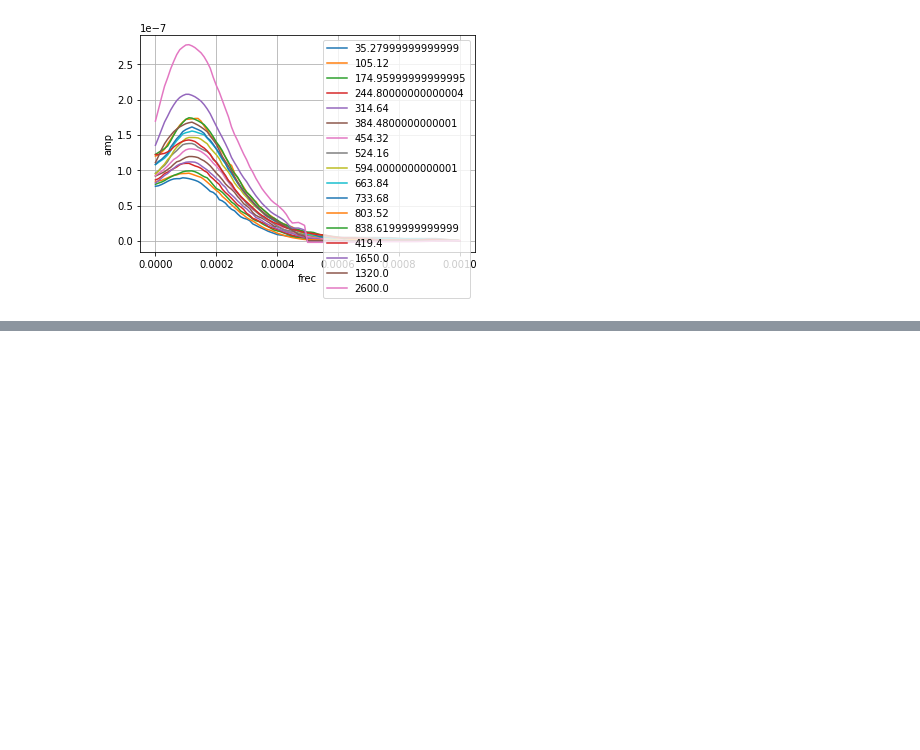
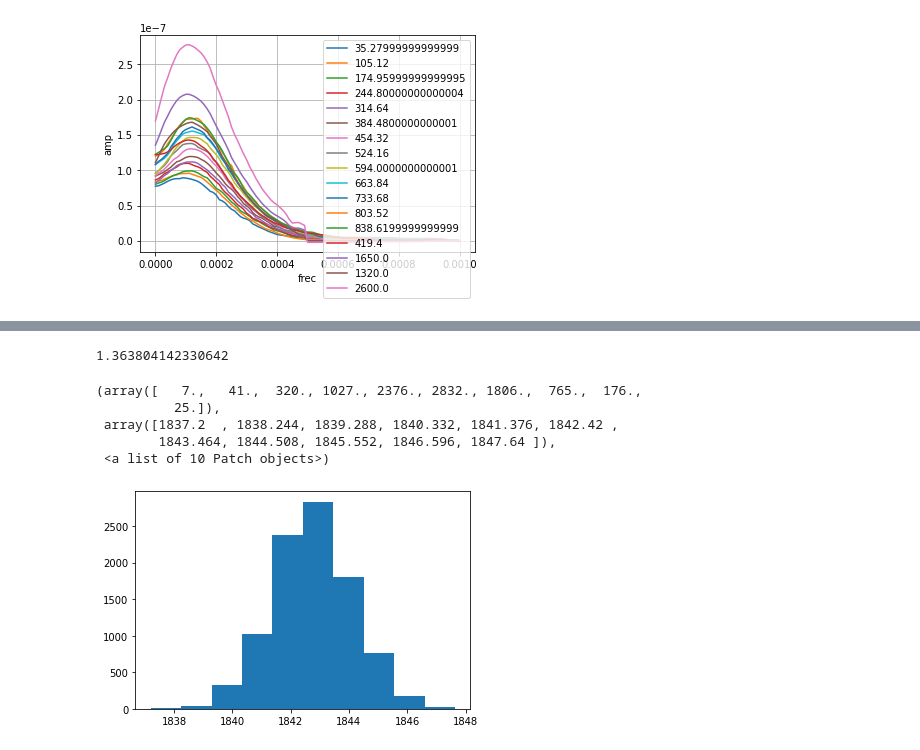
Before and after one commit to HaiwangYu/dune-vd-dev, a Jupyter notebook: plot-noise-spectra.ipynb, the cells around one changed output, grey strips where cells are left out. Cells and saved outputs as stored; diff of their text form; code cells hidden in the pictures; blank space fills up the shorter version.

```diff
--- a/plot-noise-spectra.ipynb
+++ b/plot-noise-spectra.ipynb
@@ -115,0 +140,12 @@ plot_wire_specs(test[0:17])
+# %%
+noise = np.genfromtxt('bin-content-vd-3view-30deg-noise-1.txt', delimiter=' ')
+print(np.std(noise))
+plt.hist(noise)
+# %% [output]
+1.363804142330642
+(array([   7.,   41.,  320., 1027., 2376., 2832., 1806.,  765.,  176.,
+          25.]),
+ array([1837.2  , 1838.244, 1839.288, 1840.332, 1841.376, 1842.42 ,
+        1843.464, 1844.508, 1845.552, 1846.596, 1847.64 ]),
+ <a list of 10 Patch objects>)
+[figure, added]
```
Also changed, not shown: parts of 3 cells of this notebook.
